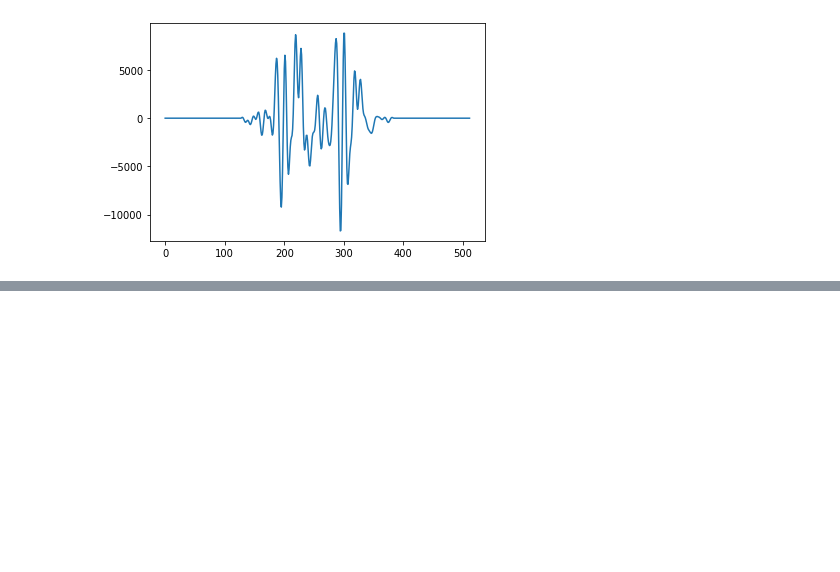
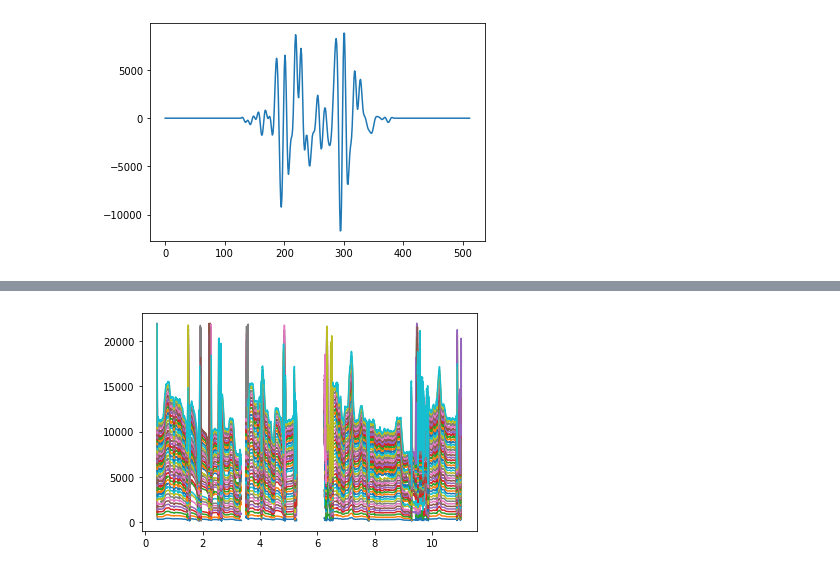
Before and after one commit to Leofltt/Audio-Analysis-Experiments, a Jupyter notebook: DSP/Workspace.ipynb, the cells around one changed output, grey strips where cells are left out. Saved outputs shown, nothing was run; the diff lists cells and outputs as text; code cells hidden in the pictures; blank space fills up the shorter version.

Commit message:
added harmonic model

```diff
--- a/DSP/Workspace.ipynb
+++ b/DSP/Workspace.ipynb
@@ -186,0 +189,30 @@ plt.show()
+# %%
+(fs, x) = wavfile.read('VocalChop.wav')
+N = 2048
+M = 1201
+tresh = -90
+nH = 40
+win = get_window('blackman',M)
+minSineDur = 0.3
+minf0 = 100
+maxf0 = 800
+f0e = 5
+harmSlope = 0.01
+
+Ns = 512
+H = 128
+
+hfreq, hmag, hphase = harms.harmonicModelAnal(x, fs, win, N, H, tresh, nH, minf0, maxf0, f0e, harmSlope, minSineDur)
+
+numFrames = int(hfreq[:,0].size)
+fTime = H*np.arange(numFrames)/float(fs)
+hfreq[hfreq<=0] = np.nan
+
+plt.plot(fTime, hfreq)
+plt.show()
+
+out = harms.harmonicModel(x, fs, win, N, tresh, nH, minf0, maxf0, f0e)
+out = np.int16(out)
+wavfile.write("trackedHarmonics.wav", fs, out)
+# %% [output]
+[figure, added]
```
Also changed, not shown: parts of 7 cells of this notebook, 3 other files.
